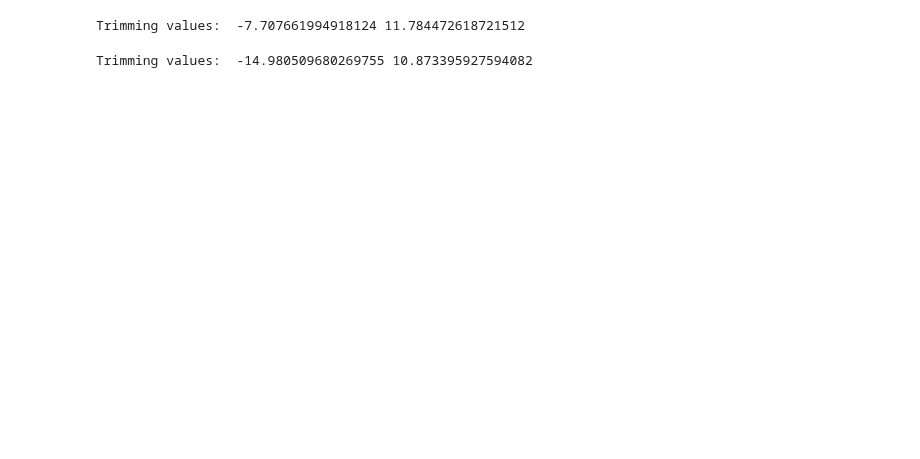
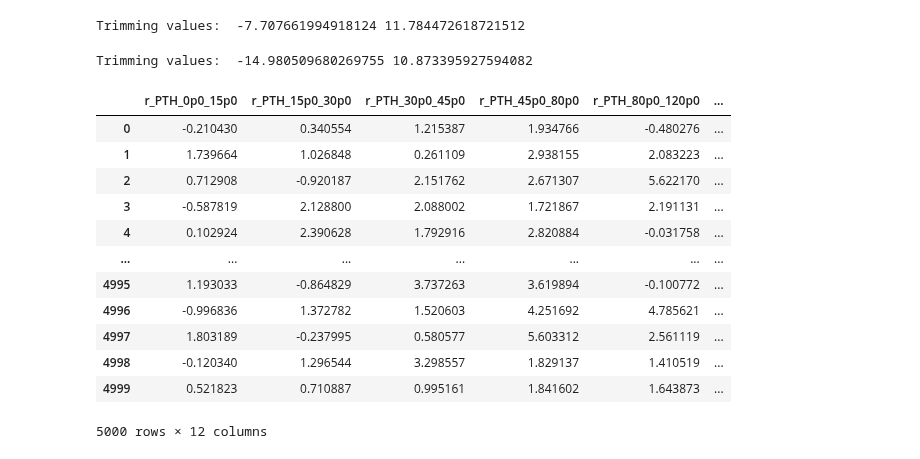
Before and after one commit to JaLuka98/flashggFinalFit, a Jupyter notebook: Replicas/corr_matrix/corr_matrix_simultan.ipynb, the cells around one changed output. Drawn from its saved outputs; the diff is of its cells as text; code cells hidden in the pictures; blank space fills up the shorter version.

```diff
--- a/Replicas/corr_matrix/corr_matrix_simultan.ipynb
+++ b/Replicas/corr_matrix/corr_matrix_simultan.ipynb
@@ -331,31 +328,50 @@ mask_nj = (df_NJ != -999).all(axis=1)
 
 # Combined mask (keep only rows valid in BOTH DataFrames)
 # valid_rows = mask_pth & mask_nj & mask_ptj0 & mask_DPhiJ0J1 & mask_rapidity
 valid_rows = mask_pth & mask_nj
 
 # --- Step 2: Filter DataFrames ---
 df_PTH_clean = df_PTH[valid_rows]
 df_NJ_clean = df_NJ[valid_rows]
 # df_PTJ0_clean = df_PTJ0[valid_rows]
 # df_DPhiJ0J1_clean = df_DPhiJ0J1[valid_rows]
 # df_rapidity_clean = df_rapidity[valid_rows]
 
 # --- Step 3: Compute Correlation Matrix ---
 # Combine columns (now aligned and cleaned)
 # df_combined = pd.concat([df_PTH_clean, df_DPhiJ0J1_clean, df_NJ_clean, df_PTJ0_clean, df_rapidity_clean], axis=1)
 df_combined = pd.concat([df_PTH_clean, df_NJ_clean], axis=1)
 # df_combined = pd.concat([df_PTH_clean, df_PTJ0_clean, df_NJ_clean], axis=1)
 
+
 # Calculate full correlation matrix
+# mask = df_combined["r_PTH_45p0_80p0"] > 2
+# corr_matrix = df_combined[mask].corr()
 corr_matrix = df_combined.corr()
 
 # # Extract cross-correlations (PTH vs. NJ bins)
 # pth_cols = df_PTH.columns
 # nj_cols = df_NJ.columns
 # ptj0_cols = df_PTJ0.columns
 # print(ptj0_cols)
 # cross_corr = corr_matrix.loc[pth_cols, nj_cols, ptj0_cols]
 
 # print("Correlation Matrix (Excluding Rows with -999):")
 # print(cross_corr)
+
+df_combined
+# %% [output]
+|  | r_PTH_0p0_15p0 | r_PTH_15p0_30p0 | r_PTH_30p0_45p0 | r_PTH_45p0_80p0 | r_PTH_80p0_120p0 | ... |
+| 0 | -0.210430 | 0.340554 | 1.215387 | 1.934766 | -0.480276 | ... |
+| 1 | 1.739664 | 1.026848 | 0.261109 | 2.938155 | 2.083223 | ... |
+| 2 | 0.712908 | -0.920187 | 2.151762 | 2.671307 | 5.622170 | ... |
+| 3 | -0.587819 | 2.128800 | 2.088002 | 1.721867 | 2.191131 | ... |
+| 4 | 0.102924 | 2.390628 | 1.792916 | 2.820884 | -0.031758 | ... |
+| ... | ... | ... | ... | ... | ... | ... |
+| 4995 | 1.193033 | -0.864829 | 3.737263 | 3.619894 | -0.100772 | ... |
+| 4996 | -0.996836 | 1.372782 | 1.520603 | 4.251692 | 4.785621 | ... |
+| 4997 | 1.803189 | -0.237995 | 0.580577 | 5.603312 | 2.561119 | ... |
+| 4998 | -0.120340 | 1.296544 | 3.298557 | 1.829137 | 1.410519 | ... |
+| 4999 | 0.521823 | 0.710887 | 0.995161 | 1.841602 | 1.643873 | ... |
+5000 rows × 12 columns
 # %%
```
Also changed, not shown: parts of 10 cells of this notebook, 1 other file.
